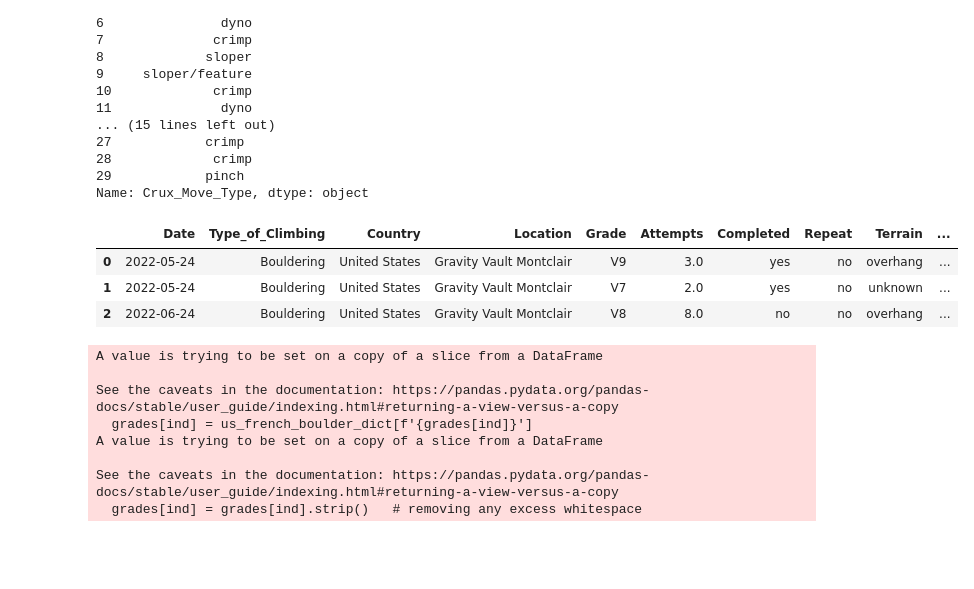
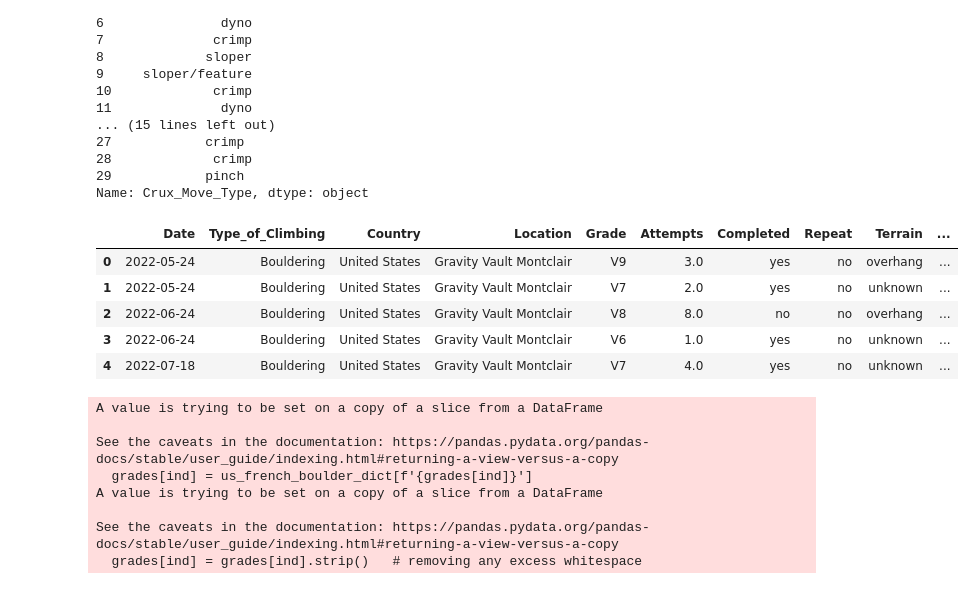
Before and after one commit to the-ethical-ai/Climbing_Analysis, a Jupyter notebook: climbing_data.ipynb, the cells around one changed output. Cells and saved outputs as stored; diff of their text form; code cells hidden in the pictures; blank space fills up the shorter version.

```diff
--- a/climbing_data.ipynb
+++ b/climbing_data.ipynb
@@ -197,12 +187,14 @@ df['has_pinch'] = pinchy
 # Getting rid of the Crux_Move_Type column (it is now redundant).
 df.drop(columns='Crux_Move_Type', inplace=True)
 # %%
-df.head(3)
+df.head()
 # %% [output]
 |  | Date | Type_of_Climbing | Country | Location | Grade | Attempts | Completed | Repeat | Terrain | ... |
 | 0 | 2022-05-24 | Bouldering | United States | Gravity Vault Montclair | V9 | 3.0 | yes | no | overhang | ... |
 | 1 | 2022-05-24 | Bouldering | United States | Gravity Vault Montclair | V7 | 2.0 | yes | no | unknown | ... |
 | 2 | 2022-06-24 | Bouldering | United States | Gravity Vault Montclair | V8 | 8.0 | no | no | overhang | ... |
+| 3 | 2022-06-24 | Bouldering | United States | Gravity Vault Montclair | V6 | 1.0 | yes | no | unknown | ... |
+| 4 | 2022-07-18 | Bouldering | United States | Gravity Vault Montclair | V7 | 4.0 | yes | no | unknown | ... |
 # %%
 # (Task 4) Converting all grades to French scale
 
```
Also changed, not shown: parts of 9 cells of this notebook.
